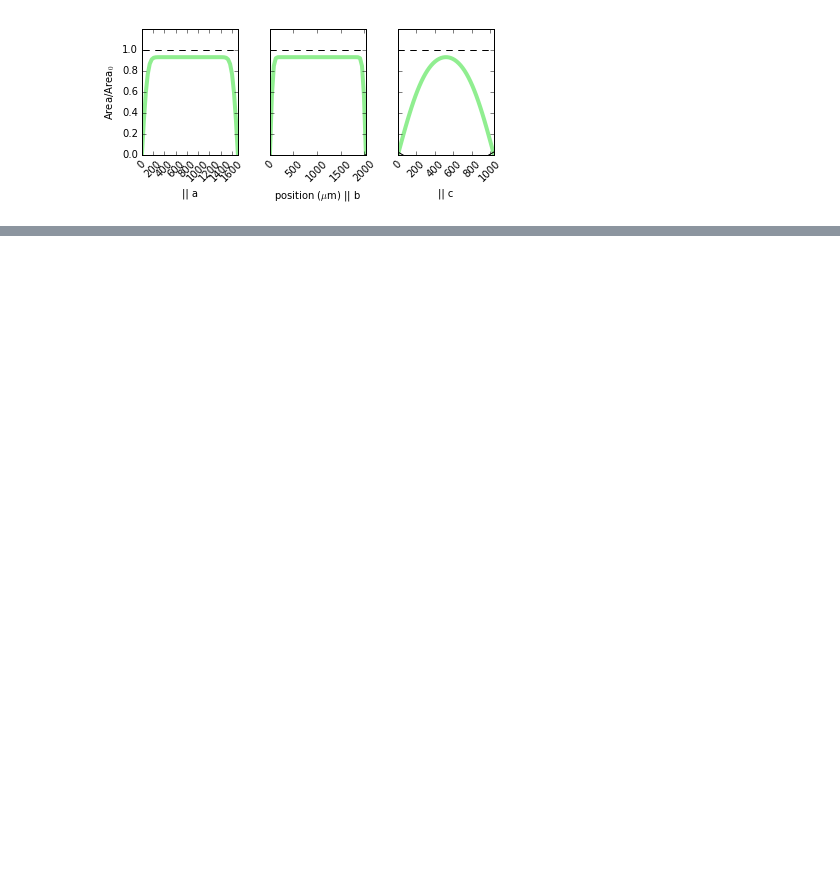
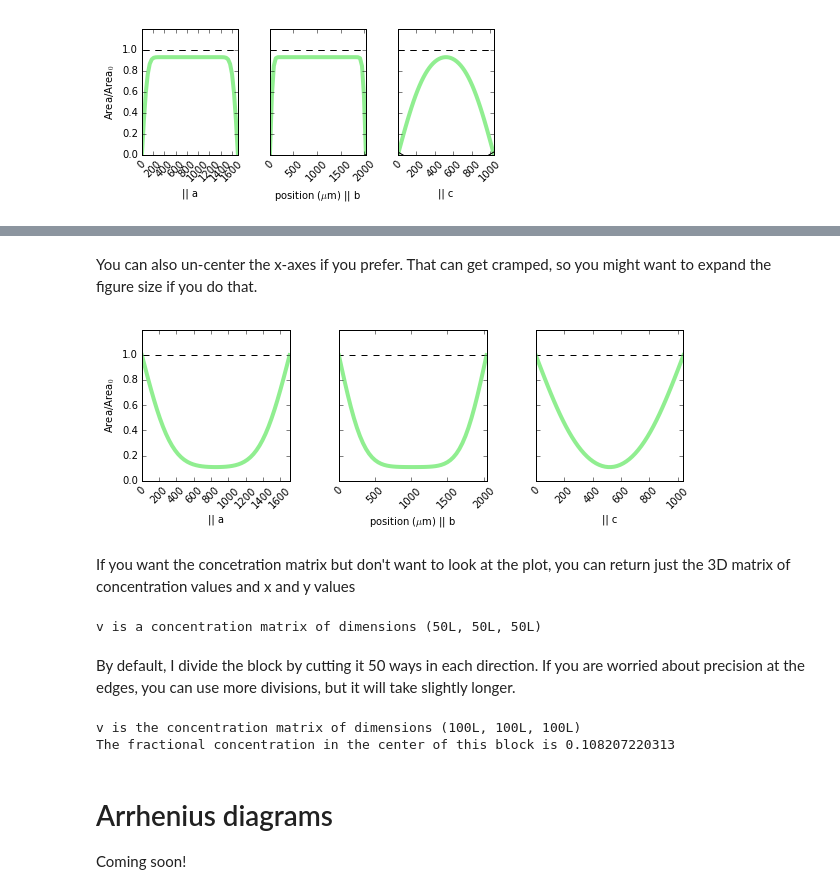
Before and after one commit to EFerriss/Pynams, a Jupyter notebook: examples_and_discussions/quick bulk H diffusion in olivine block.ipynb, the cells around one changed output, grey strips where cells are left out. Cells and saved outputs as stored; diff of their text form; code cells hidden in the pictures; blank space fills up the shorter version.

```diff
--- a/examples_and_discussions/quick bulk H diffusion in olivine block.ipynb
+++ b/examples_and_discussions/quick bulk H diffusion in olivine block.ipynb
@@ -86,0 +215,30 @@ figure, axes = dlib.fast_vs_slow(celsius=1000., sample=SD7, minutes=60.*5., prin
+# %% [markdown]
+You can also un-center the x-axes if you prefer. That can get cramped, so you might want to expand the figure size if you do that.
+# %%
+figure, axes, v, x, y = diffusion.diffusion3Dnpi(lengths_microns=[a, b, c], log10Ds_m2s=log10D, time_seconds=time_seconds,
+                                                 initial=0., final=1., centered=False)
+figure.set_size_inches(10, 3)
+# %% [output]
+[figure, added]
+# %% [markdown]
+If you want the concetration matrix but don't want to look at the plot, you can return just the 3D matrix of concentration values and x and y values
+# %%
+v, x, y = diffusion.diffusion3Dnpi(lengths_microns=[a, b, c], log10Ds_m2s=log10D, time_seconds=time_seconds,
+                                   initial=0., final=1., centered=False, plot3=False)
+print 'v is a concentration matrix of dimensions', np.shape(v)
+# %% [output]
+v is a concentration matrix of dimensions (50L, 50L, 50L)
+# %% [markdown]
+By default, I divide the block by cutting it 50 ways in each direction. If you are worried about precision at the edges, you can use more divisions, but it will take slightly longer.
+# %%
+npoints = 100
+v, x, y = diffusion.diffusion3Dnpi(lengths_microns=[a, b, c], log10Ds_m2s=log10D, time_seconds=time_seconds,
+                                   initial=0., final=1., centered=False, plot3=False, points=npoints)
+print 'v is the concentration matrix of dimensions', np.shape(v)
+print 'The fractional concentration in the center of this block is', v[npoints/2, npoints/2, npoints/2]
+# %% [output]
+v is the concentration matrix of dimensions (100L, 100L, 100L)
+The fractional concentration in the center of this block is 0.108207220313
+# %% [markdown]
+# Arrhenius diagrams
+Coming soon!
```
Also changed, not shown: parts of 40 cells of this notebook.
